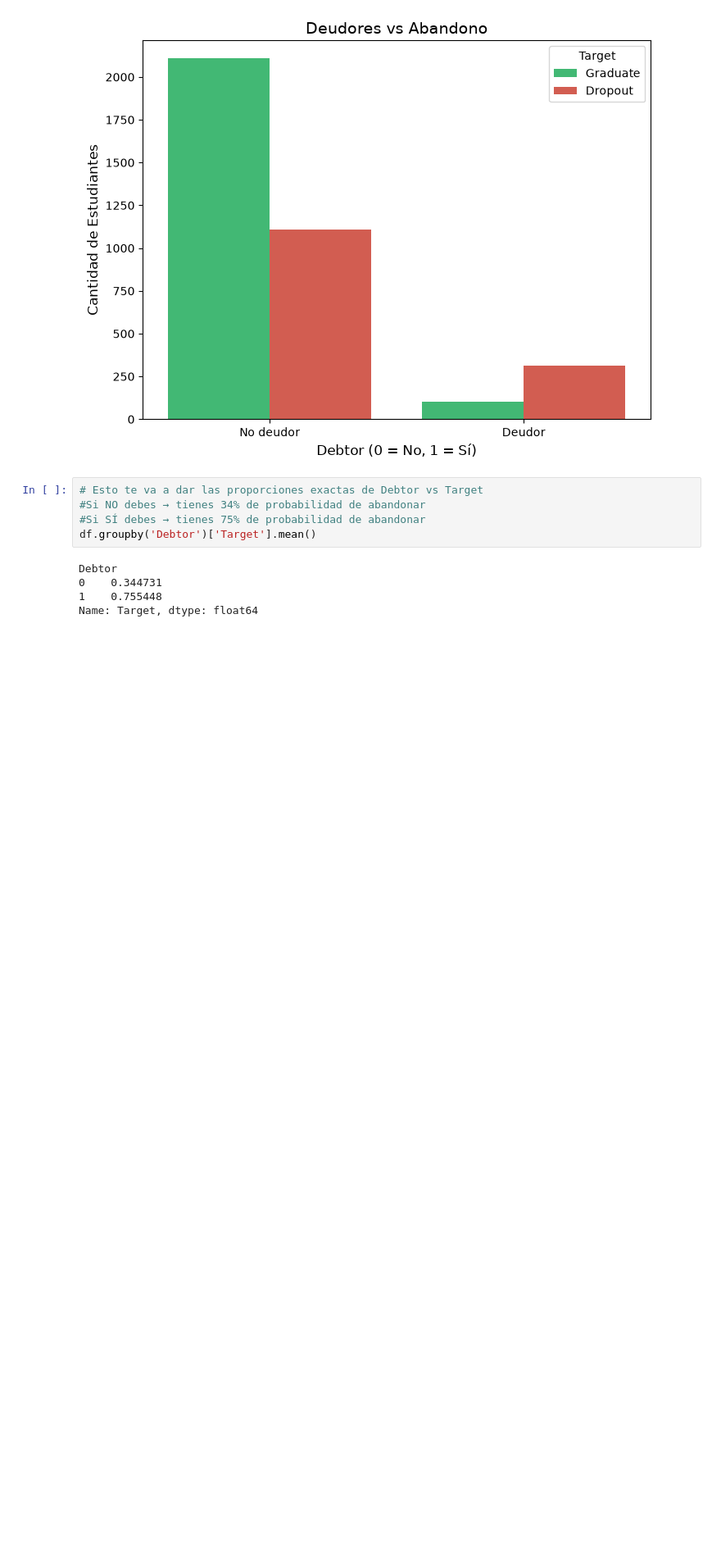
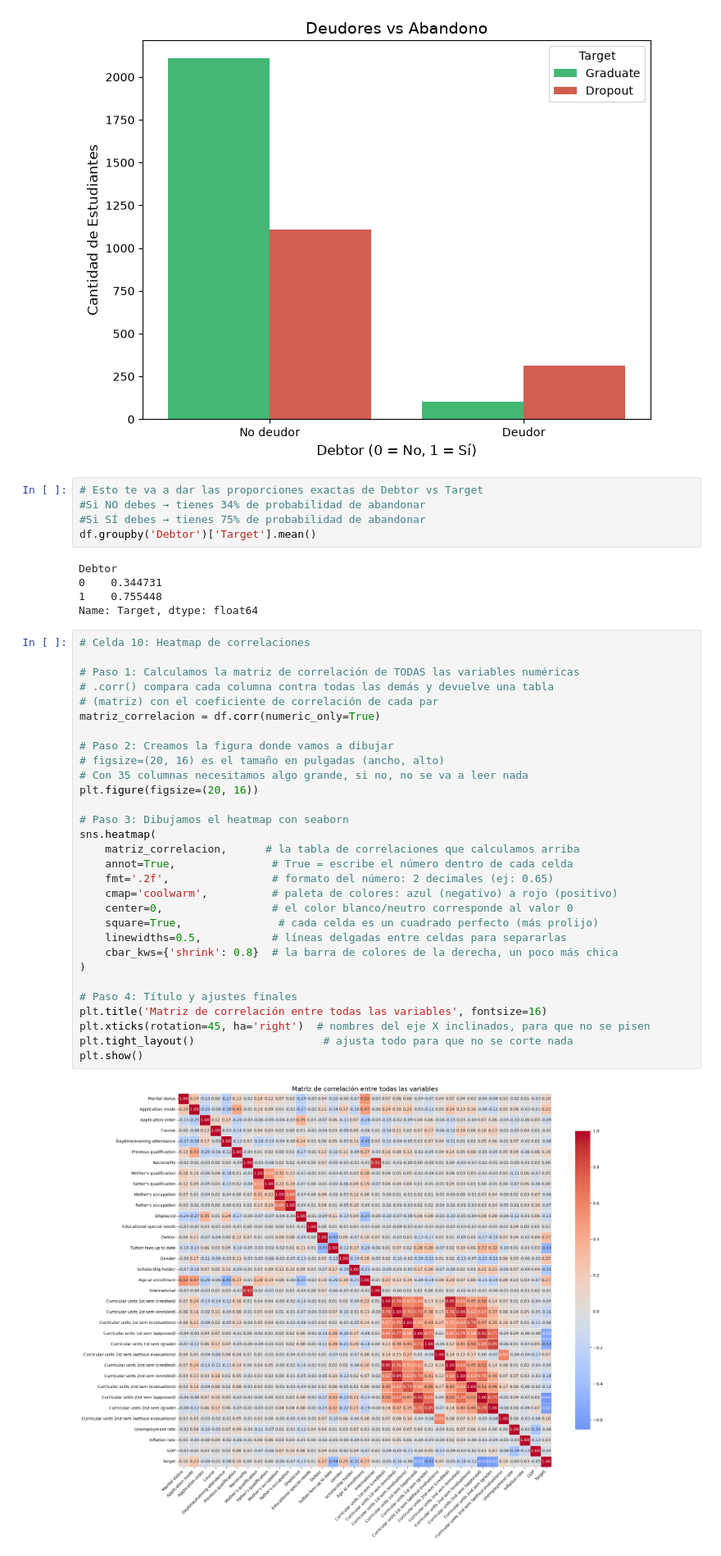
Before and after one commit to NiurkaVane11/prediccion-del-abandono-estudiantil, a Jupyter notebook: notebooks/analisis.ipynb, the cells around one changed output. Shown at 82% size. Drawn from its saved outputs; the diff is of its cells as text; blank space fills up the shorter version.

Commit message:
create heatmap

```diff
--- a/notebooks/analisis.ipynb
+++ b/notebooks/analisis.ipynb
@@ -176,3 +176,35 @@ Debtor
 0    0.344731
 1    0.755448
 Name: Target, dtype: float64
+# %%
+# Celda 10: Heatmap de correlaciones
+
+# Paso 1: Calculamos la matriz de correlación de TODAS las variables numéricas
+# .corr() compara cada columna contra todas las demás y devuelve una tabla
+# (matriz) con el coeficiente de correlación de cada par
+matriz_correlacion = df.corr(numeric_only=True)
+
+# Paso 2: Creamos la figura donde vamos a dibujar
+# figsize=(20, 16) es el tamaño en pulgadas (ancho, alto)
+# Con 35 columnas necesitamos algo grande, si no, no se va a leer nada
+plt.figure(figsize=(20, 16))
+
+# Paso 3: Dibujamos el heatmap con seaborn
+sns.heatmap(
+    matriz_correlacion,      # la tabla de correlaciones que calculamos arriba
+    annot=True,               # True = escribe el número dentro de cada celda
+    fmt='.2f',                # formato del número: 2 decimales (ej: 0.65)
+    cmap='coolwarm',          # paleta de colores: azul (negativo) a rojo (positivo)
+    center=0,                 # el color blanco/neutro corresponde al valor 0
+    square=True,               # cada celda es un cuadrado perfecto (más prolijo)
+    linewidths=0.5,           # líneas delgadas entre celdas para separarlas
+    cbar_kws={'shrink': 0.8}  # la barra de colores de la derecha, un poco más chica
+)
+
+# Paso 4: Título y ajustes finales
+plt.title('Matriz de correlación entre todas las variables', fontsize=16)
+plt.xticks(rotation=45, ha='right')  # nombres del eje X inclinados, para que no se pisen
+plt.tight_layout()                    # ajusta todo para que no se corte nada
+plt.show()
+# %% [output]
+[figure, added]
```
